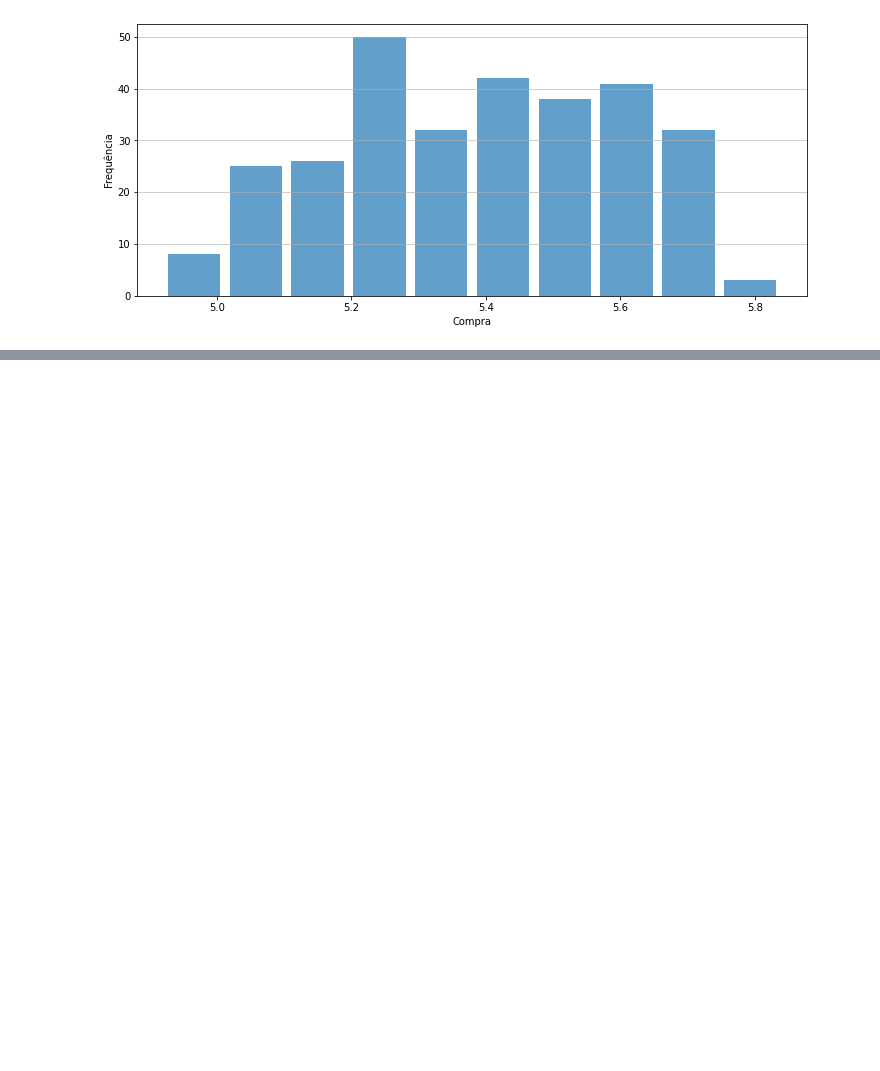
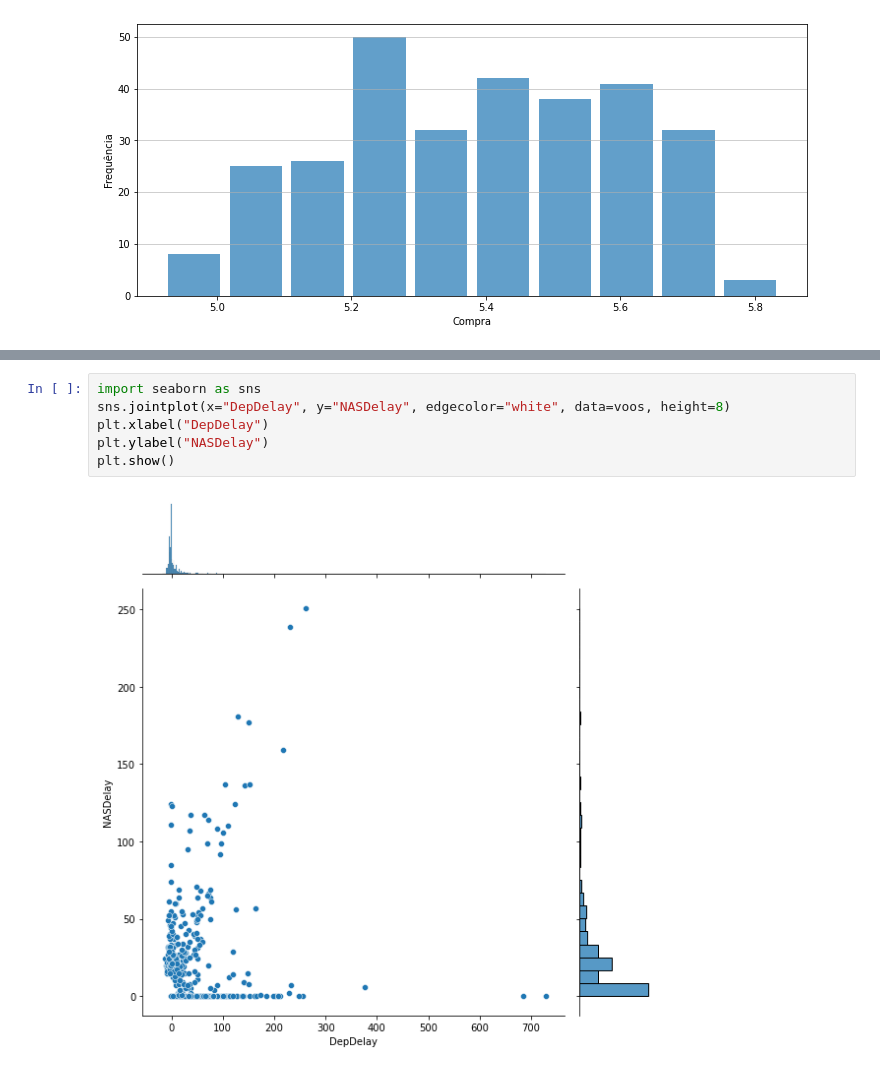
Before and after one commit to willianpina/Time_Series_Studies, a Jupyter notebook: series_temporais.ipynb, the cells around one changed output, grey strips where cells are left out. Drawn from its saved outputs; the diff is of its cells as text; blank space fills up the shorter version.

```diff
--- a/series_temporais.ipynb
+++ b/series_temporais.ipynb
@@ -198,0 +225,8 @@ plt.show()
+# %%
+import seaborn as sns
+sns.jointplot(x="DepDelay", y="NASDelay", edgecolor="white", data=voos, height=8)
+plt.xlabel("DepDelay")
+plt.ylabel("NASDelay")
+plt.show()
+# %% [output]
+[figure, added]
```
Also changed, not shown: parts of 7 cells of this notebook, 1 other file.
